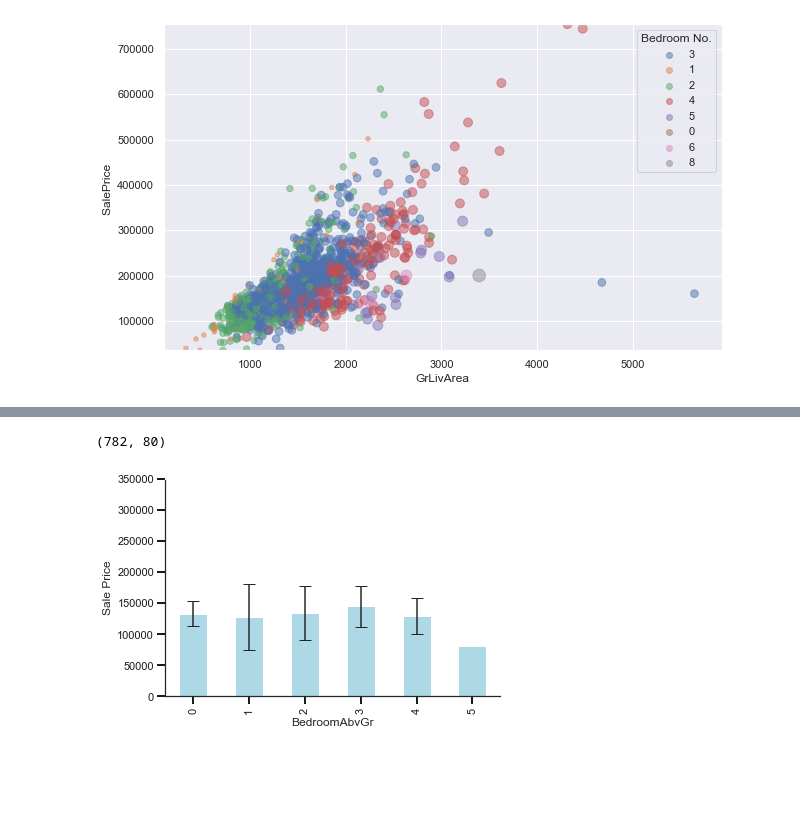
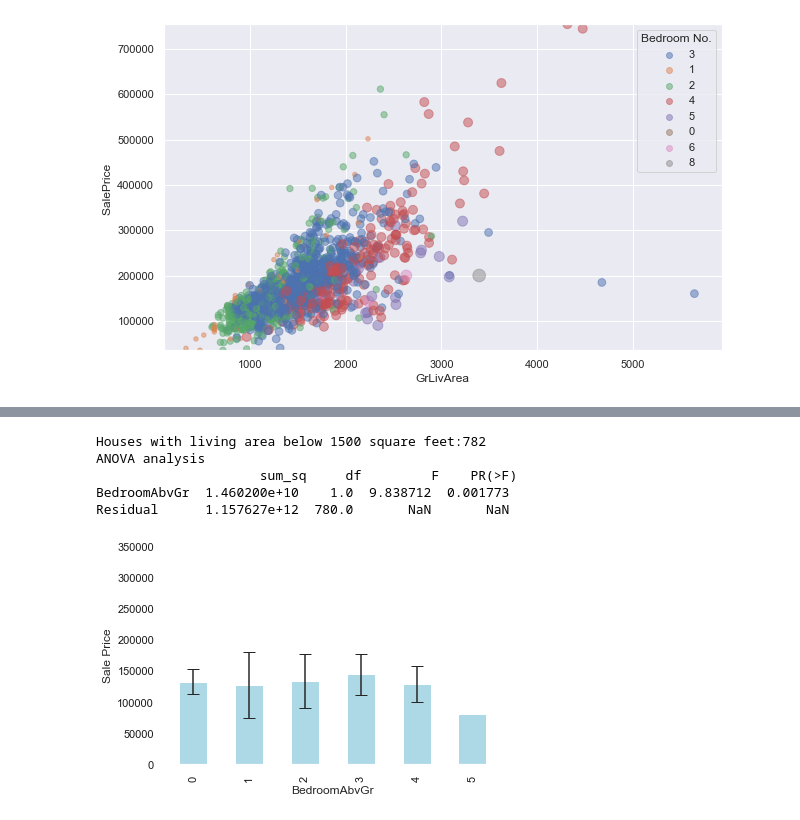
Before and after one commit to Shunling/CapstoneProjects, a Jupyter notebook: HousePriceRegression/Shirley_HousePriceRegression_EDA.ipynb, the cells around one changed output, grey strips where cells are left out. Saved outputs shown, nothing was run; the diff lists cells and outputs as text; code cells hidden in the pictures; blank space fills up the shorter version.

```diff
--- a/HousePriceRegression/Shirley_HousePriceRegression_EDA.ipynb
+++ b/HousePriceRegression/Shirley_HousePriceRegression_EDA.ipynb
@@ -191,7 +139,0 @@ df1500.shape
-# %%
-df0 = df[df.GrLivArea < 1500]
-plot_mean_sd_BR(df0)
-df0.shape
-# %% [output]
-(782, 80)
-[figure, removed]
@@ -202,0 +140,15 @@ df0.shape
+# %%
+# Plot data with living area below 1500 sf
+df1500L = df[df.GrLivArea < 1500]
+plot_mean_sd_BR(df1500L)
+print('Houses with living area below 1500 square feet:{}'.format(df1500L.shape[0]))
+br_stats = ols('SalePrice ~ BedroomAbvGr', data=df1500L).fit()
+anova = sm.stats.anova_lm(br_stats, typ=2)
+print('ANOVA analysis \n',anova)
+# %% [output]
+Houses with living area below 1500 square feet:782
+ANOVA analysis
+                     sum_sq     df         F    PR(>F)
+BedroomAbvGr  1.460200e+10    1.0  9.838712  0.001773
+Residual      1.157627e+12  780.0       NaN       NaN
+[figure, added]
```
Also changed, not shown: parts of 19 cells of this notebook.
